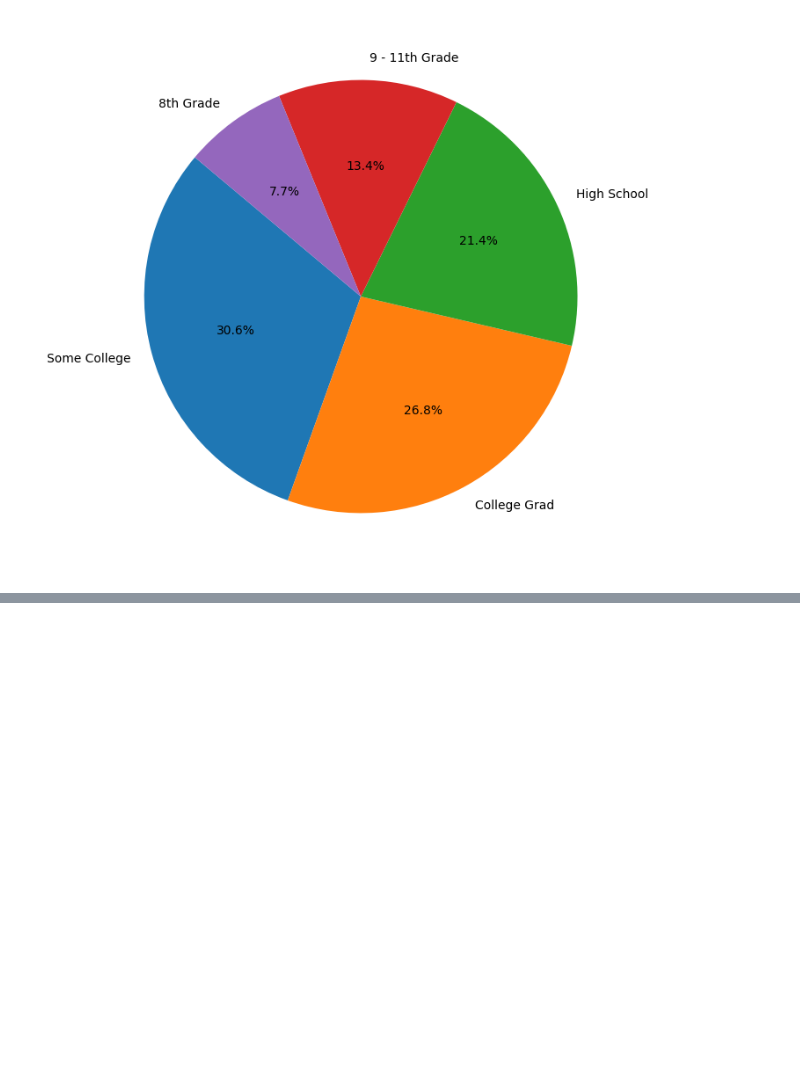
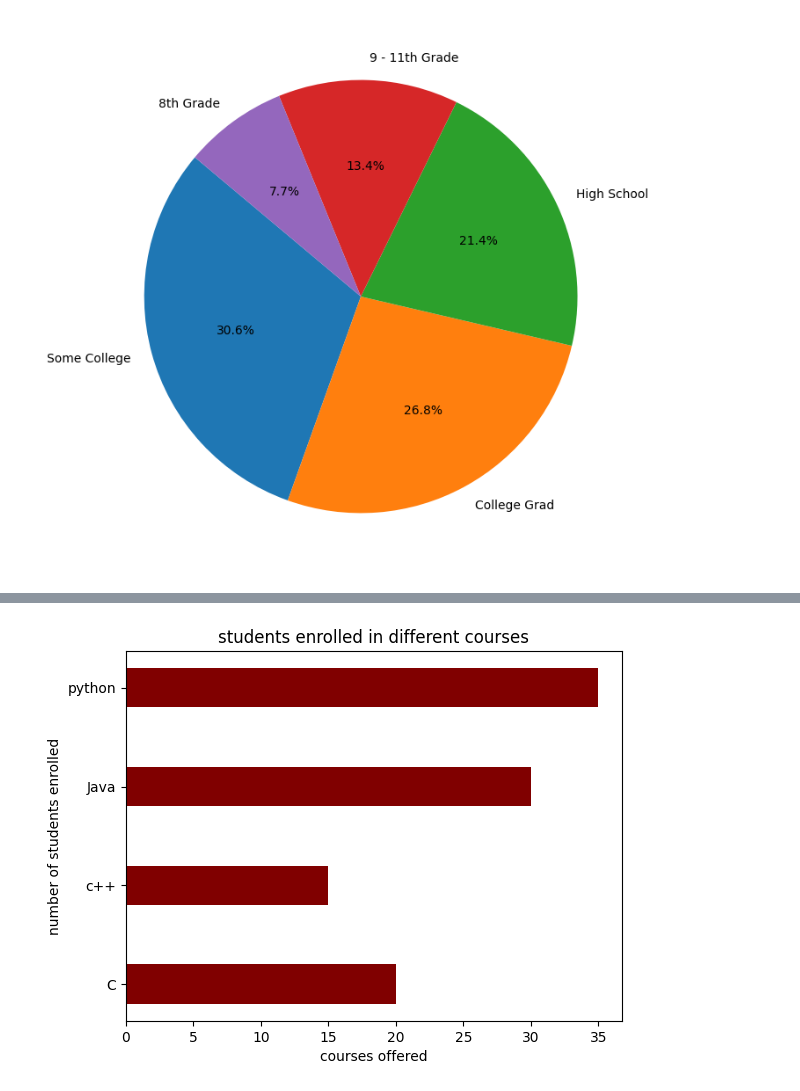
Before and after one commit to awnginga/Engage-Project, a Jupyter notebook: Engage_Practicals.ipynb, the cells around one changed output, grey strips where cells are left out. Saved outputs shown, nothing was run; the diff lists cells and outputs as text; code cells hidden in the pictures; blank space fills up the shorter version.

```diff
--- a/Engage_Practicals.ipynb
+++ b/Engage_Practicals.ipynb
@@ -161,0 +256,8 @@ plt.pie(Education_counts,labels=Education_counts.index,autopct='%1.1f%%',startan
+# %%
+plt.barh(courses,values, color='maroon', height=0.4)
+plt.xlabel('courses offered')
+plt.ylabel('number of students enrolled')
+plt.title('students enrolled in different courses')
+plt.show()
+# %% [output]
+[figure, added]
```
Also changed, not shown: parts of 20 cells of this notebook.
